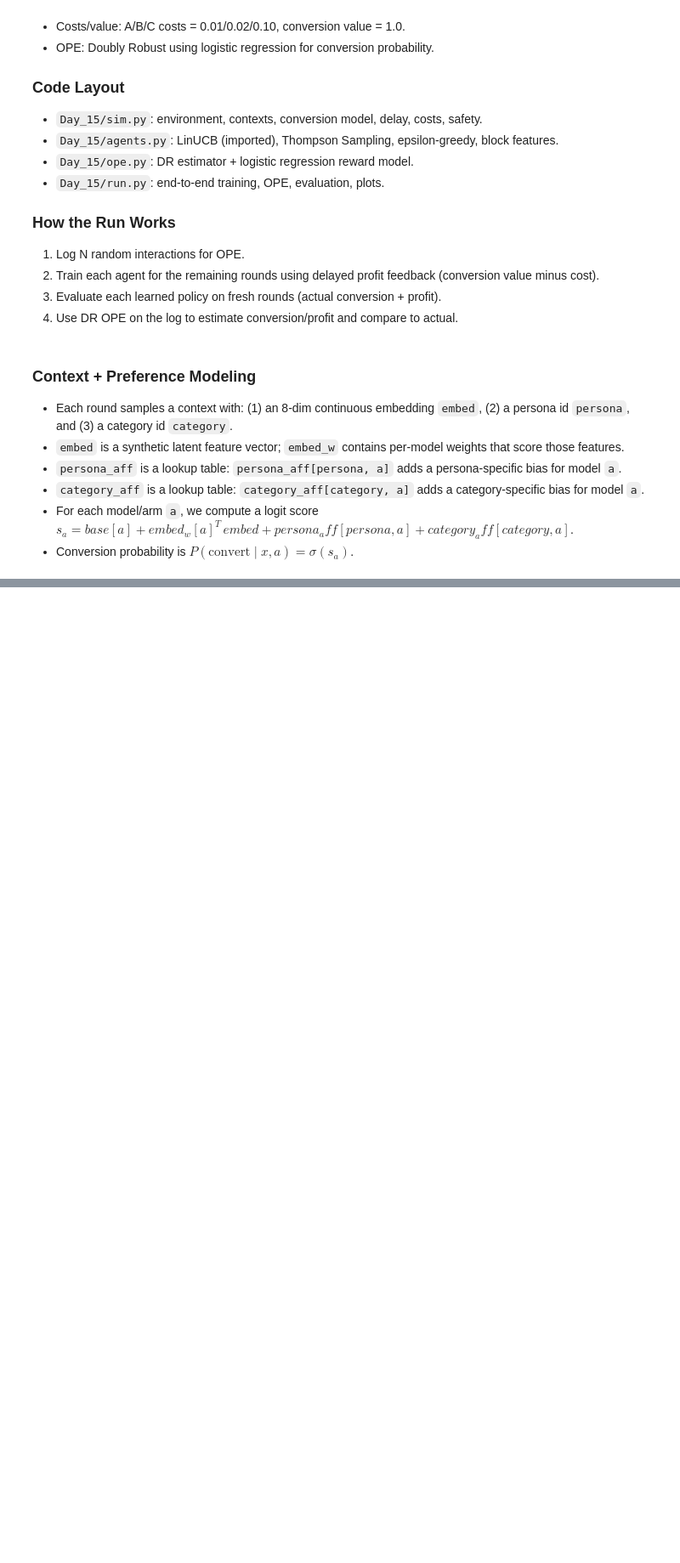
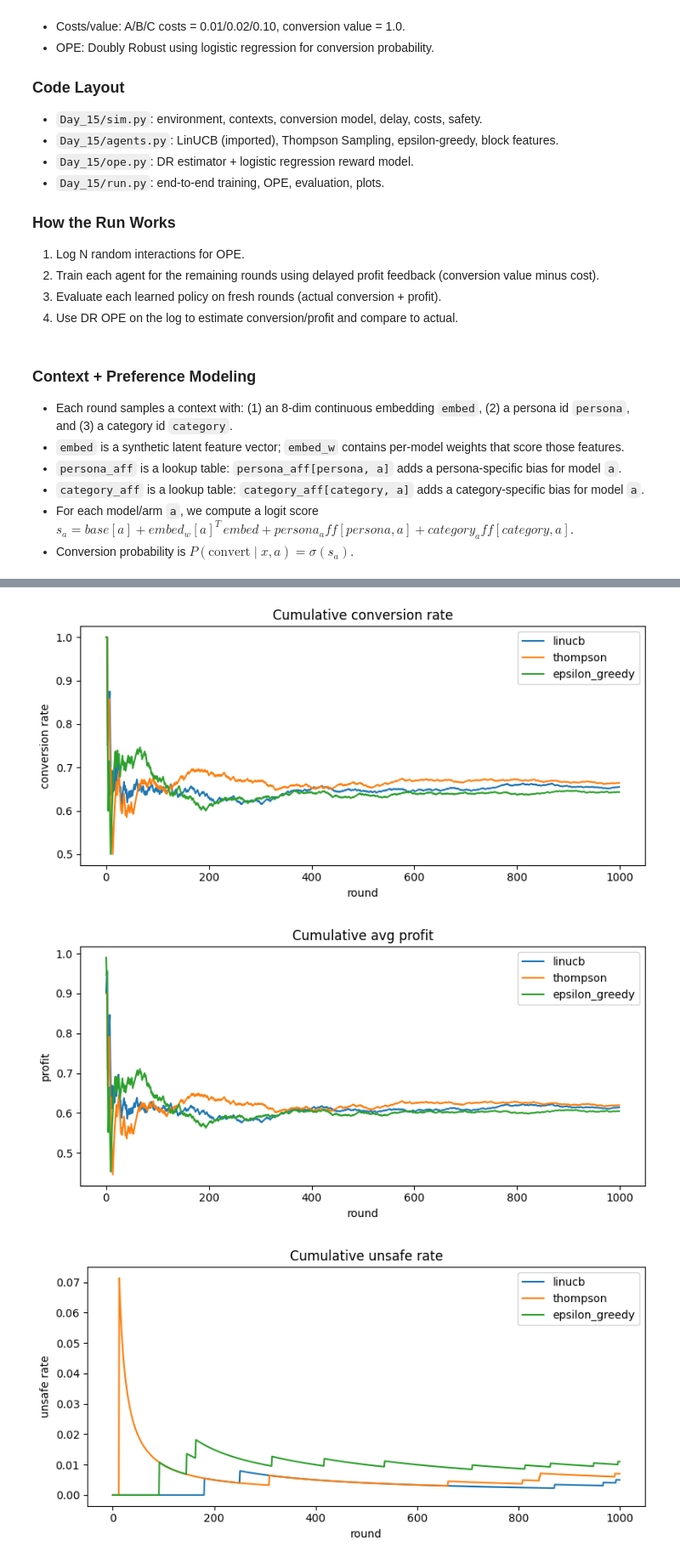
Before and after one commit to LuigiPagani/Onboarding, a Jupyter notebook: Day_15/day_15.ipynb, the cells around one changed output, grey strips where cells are left out. Shown at 85% size. Saved outputs shown, nothing was run; the diff lists cells and outputs as text; code cells hidden in the pictures; blank space fills up the shorter version.

```diff
--- a/Day_15/day_15.ipynb
+++ b/Day_15/day_15.ipynb
@@ -100,32 +99,42 @@ epsilon_greedy:
 # %%
 # Compare delayed feedback vs no delay
 from pathlib import Path
 import sys
 
 here = Path.cwd()
 if (here / 'run.py').exists():
     sys.path.insert(0, str(here.parent))
 else:
     sys.path.insert(0, str(here))
 
 from Day_15 import run
 
-base_kwargs = dict(rounds=400, log_rounds=200, eval_rounds=100, seed=0, epsilon=0.1,
+base_kwargs = dict(rounds=5000, log_rounds=1000, eval_rounds=1000, seed=0, epsilon=0.1,
                    plot=True)
 
 summary_delay, _ = run.run_experiment(delay_mean=50.0, **base_kwargs)
 summary_nodelay, _ = run.run_experiment(delay_mean=0.0, **base_kwargs)
 
-# celaup adde dtetx nit ebliogn here error
-def _print_summary(label, summary):
-    print(label)
-    for name, s in summary.items():
-        print(
-            f'{name}: DR conv={s.dr_conversion:.3f}, actual conv={s.actual_conversion:.3f}, '
-            f'profit={s.actual_profit:.3f}, unsafe={s.actual_unsafe:.3f}'
-        )
-    print('')
+print("Per-strategy head-to-head (delay=50 vs no delay=0)")
 
-_print_summary('With delay (mean=50):', summary_delay)
-_print_summary('No delay (mean=0):', summary_nodelay)
+for name in summary_delay.keys():
+    d = summary_delay[name]
+    n = summary_nodelay[name]
+    print("")
+    print(name)
+    header = f"{'metric':<12} {'delay=50':>10} {'no_delay=0':>12}"
+    print(header)
+    print("-" * len(header))
+    rows = [
+        ("DR conv", d.dr_conversion, n.dr_conversion),
+        ("DR profit", d.dr_profit, n.dr_profit),
+        ("Eval conv", d.actual_conversion, n.actual_conversion),
+        ("Eval profit", d.actual_profit, n.actual_profit),
+        ("Eval unsafe", d.actual_unsafe, n.actual_unsafe),
+    ]
+    for label, dv, nv in rows:
+        print(f"{label:<12} {dv:>10.3f} {nv:>12.3f}")
 # %% [output]
+[figure, added]
+[figure, added]
+[figure, added]
```
Also changed, not shown: parts of 7 cells of this notebook, 1 other file.
